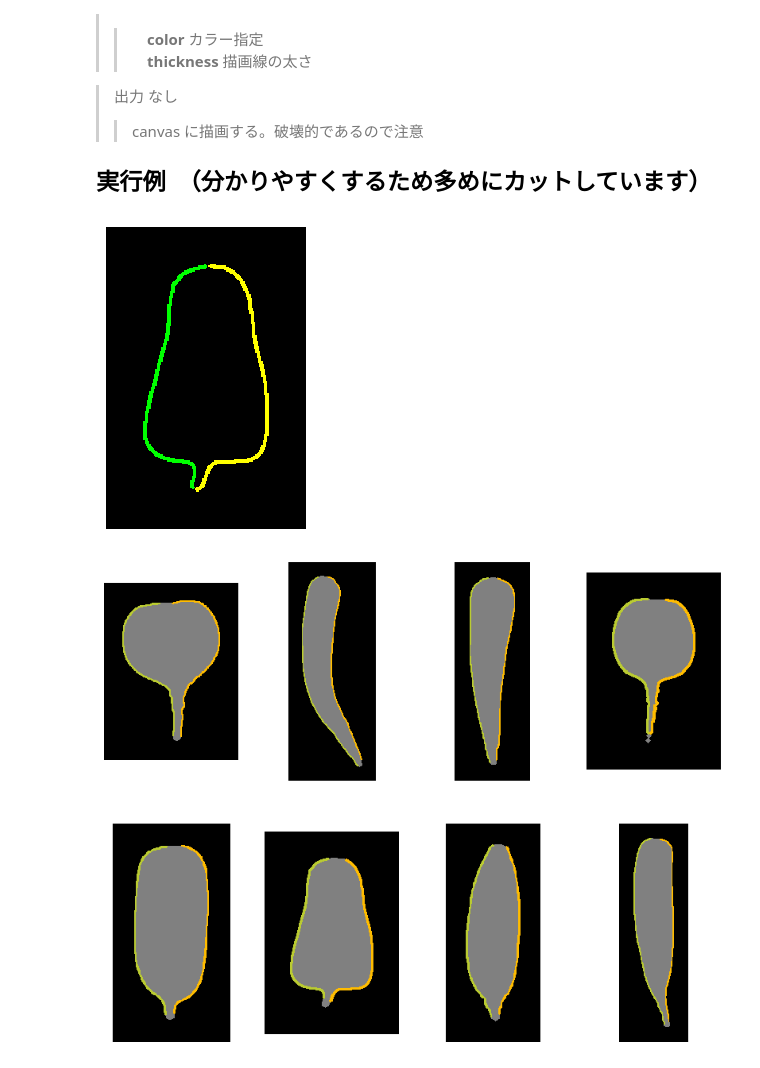
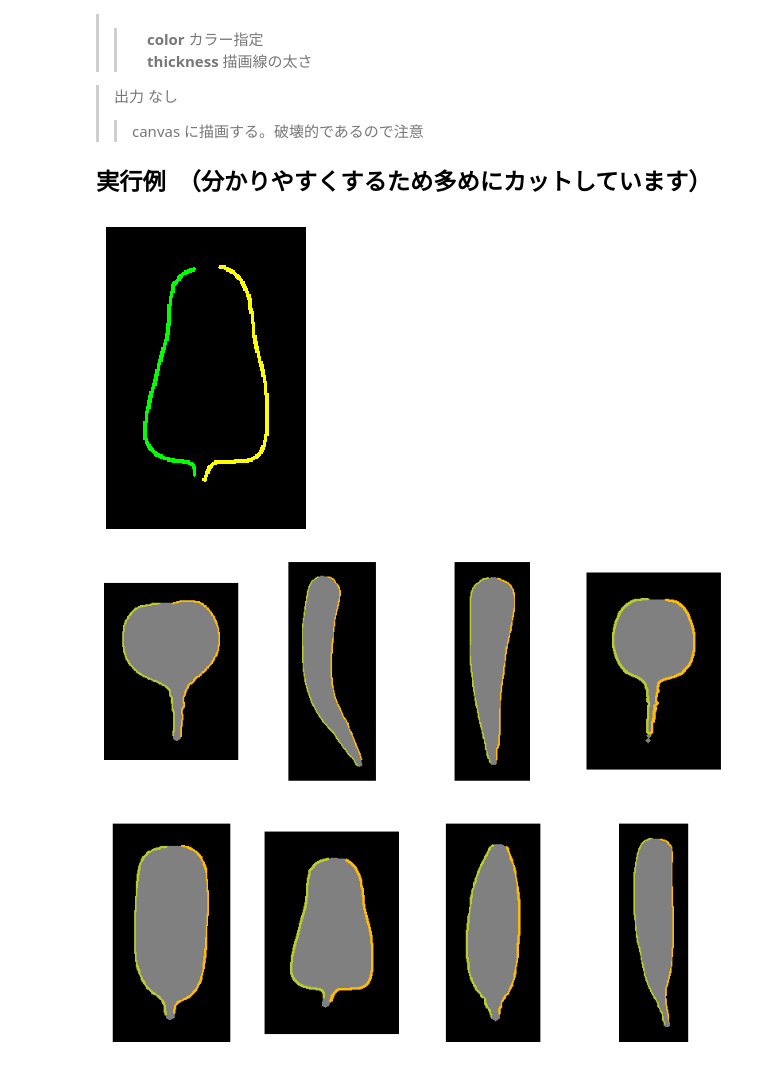
Before and after one commit to iciromaco/RadiShLab, a Jupyter notebook: N005_輪郭線の自動分割.ipynb, the cells around one changed output. Saved outputs shown, nothing was run; the diff lists cells and outputs as text; code cells hidden in the pictures.

```diff
--- a/N005_輪郭線の自動分割.ipynb
+++ b/N005_輪郭線の自動分割.ipynb
@@ -349,15 +349,15 @@ plottips(imgs[1],topCD=0.1,layout=122)
 # %%
 rdimg = imgs[6]
 # 輪郭線データを左右に分割
-conLeft,conRight = rd.getCntPairWithImg(rdimg,top=0.1,bottom=0.9,topCD=0.5,bottomCD=0.5,dtopdr=1,dbtmdr=1)
+conLeft,conRight = rd.getCntPairWithImg(rdimg,top=0.1,bottom=0.9,topCD=0.5,bottomCD=0.5,dtopdr=10,dbtmdr=10)
 
 canvas = cv2.cvtColor(np.zeros_like(rdimg) ,cv2.COLOR_GRAY2BGR)
 rd.drawContours(canvas,conLeft,color=(0,255,0),thickness=2)
 rd.drawContours(canvas,conRight,color=(0,255,255),thickness=2)
 plt.figure(dpi=100)
 rd.plotimg(canvas)
 # %% [output]
-[figure, old version]
+[figure, new version]
 # %%
 def getLR(rdimg,layout=111,thickness=1):
     # 輪郭線データを左右に分割
```
